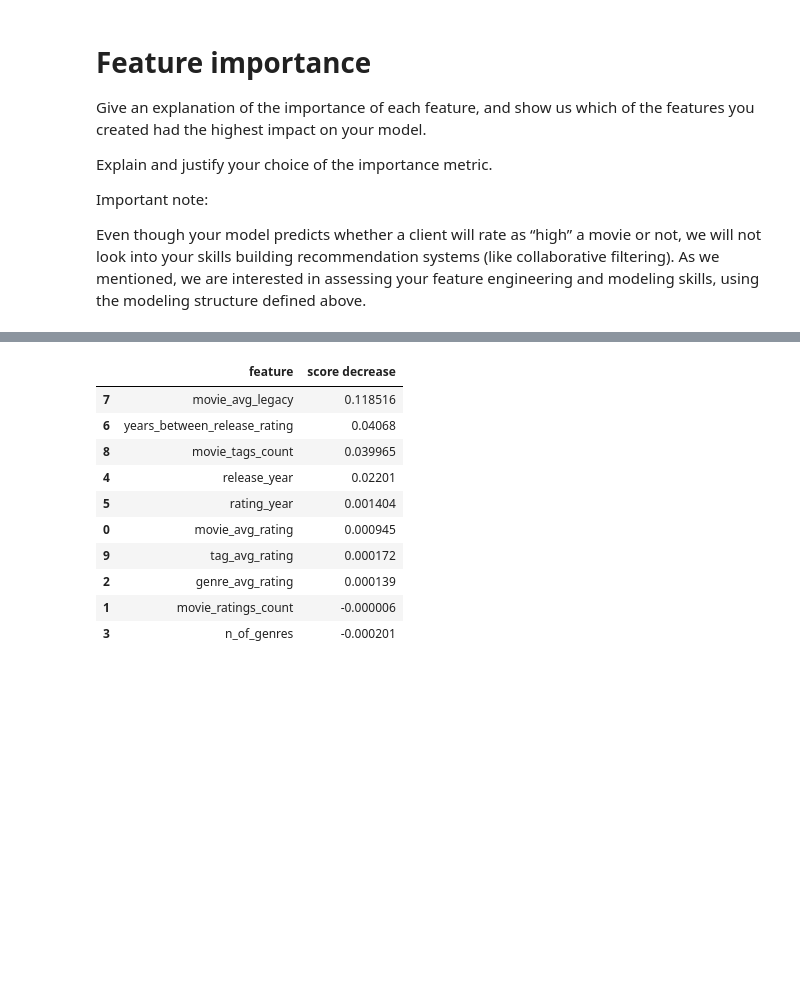
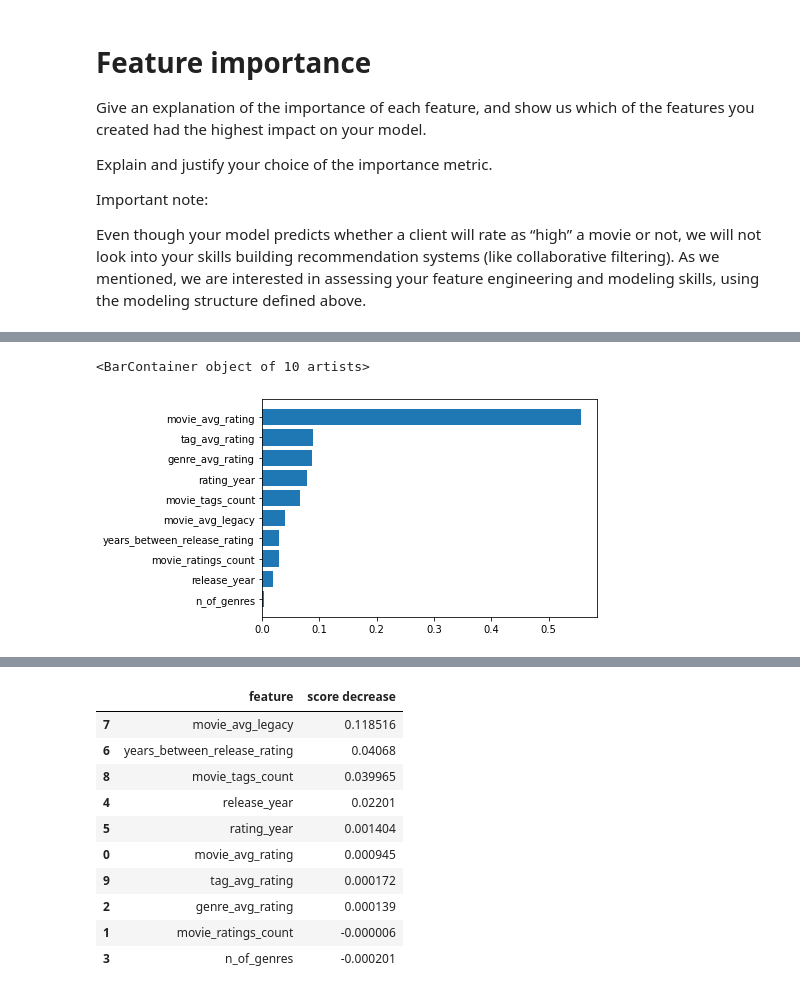
Before and after one commit to sanchiesa/user_movie_rating, a Jupyter notebook: notebooks/user_movie_rating.ipynb, the cells around one changed output, grey strips where cells are left out. Drawn from its saved outputs; the diff is of its cells as text; code cells hidden in the pictures; blank space fills up the shorter version.

```diff
--- a/notebooks/user_movie_rating.ipynb
+++ b/notebooks/user_movie_rating.ipynb
@@ -1564,0 +1544,8 @@ Regarding the other variables, these two methods showed some contradictory effec
+# %%
+# Plotting results
+
+sorted_idx = model.feature_importances_.argsort()
+plt.barh(X_train.columns[sorted_idx], model.feature_importances_[sorted_idx])
+# %% [output]
+<BarContainer object of 10 artists>
+[figure, added]
```
Also changed, not shown: parts of 91 cells of this notebook.
